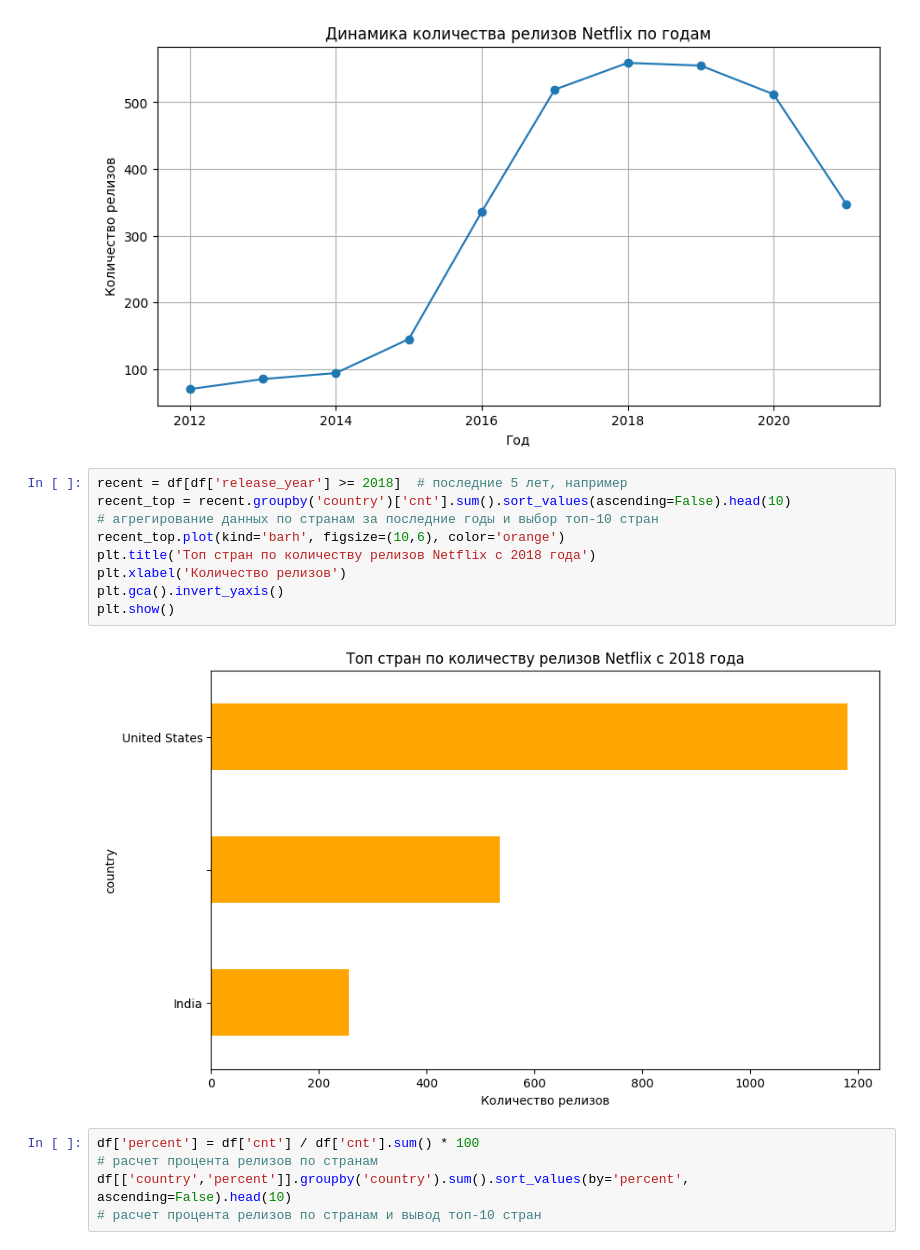
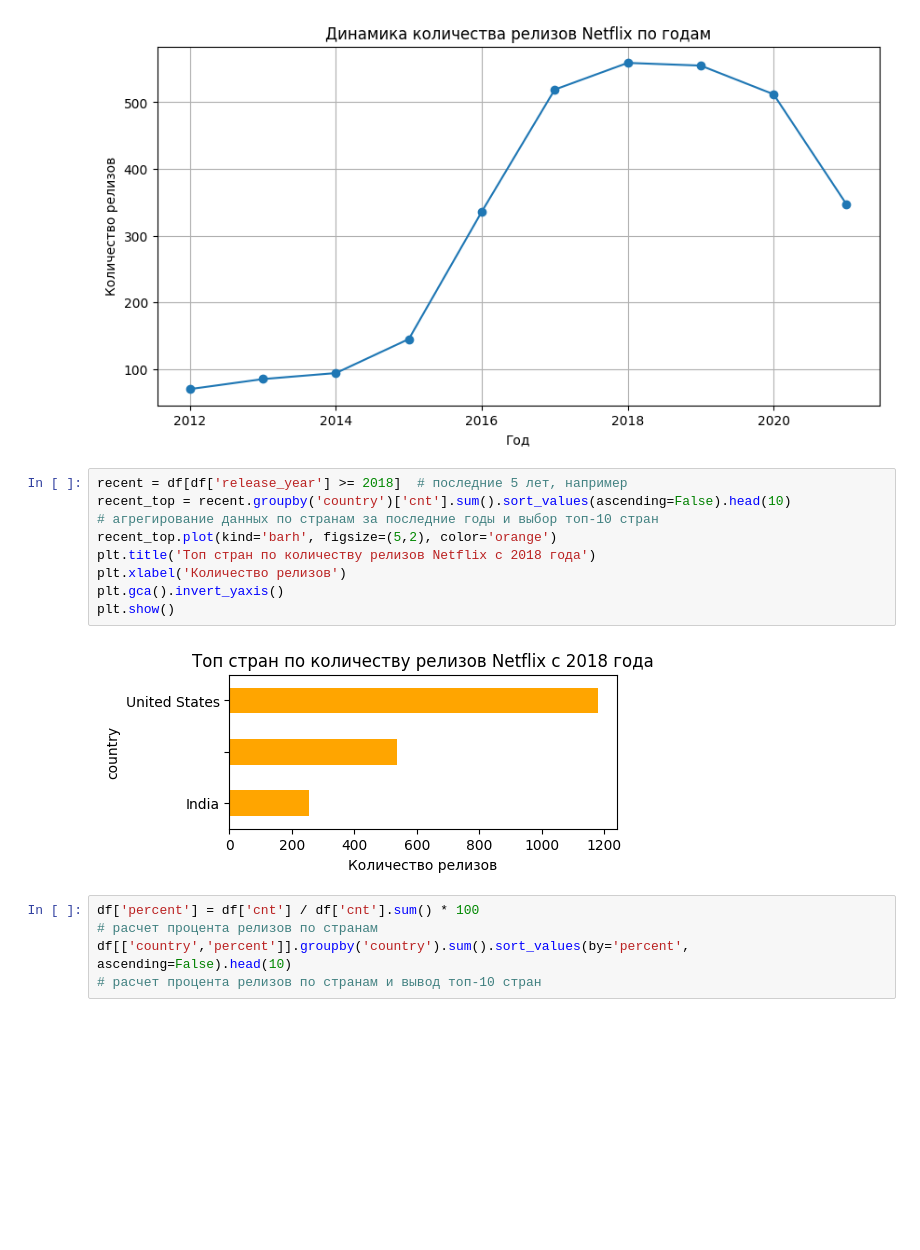
Before and after one commit to Alexey9991984/DataAnalysisPractice, a Jupyter notebook: notebooks/Netflix.ipynb, the cells around one changed output. Saved outputs shown, nothing was run; the diff lists cells and outputs as text; blank space fills up the shorter version.

```diff
--- a/notebooks/Netflix.ipynb
+++ b/notebooks/Netflix.ipynb
@@ -141,14 +141,14 @@ plt.show() # построение линейного графика
 # %%
 recent = df[df['release_year'] >= 2018]  # последние 5 лет, например
 recent_top = recent.groupby('country')['cnt'].sum().sort_values(ascending=False).head(10)
 # агрегирование данных по странам за последние годы и выбор топ-10 стран
-recent_top.plot(kind='barh', figsize=(10,6), color='orange')
+recent_top.plot(kind='barh', figsize=(5,2), color='orange')
 plt.title('Топ стран по количеству релизов Netflix с 2018 года')
 plt.xlabel('Количество релизов')
 plt.gca().invert_yaxis()
 plt.show()
 # %% [output]
-[figure, old version]
+[figure, new version]
 # %%
 df['percent'] = df['cnt'] / df['cnt'].sum() * 100
 # расчет процента релизов по странам
```
Also changed, not shown: parts of 1 cell of this notebook, 5 other files.
